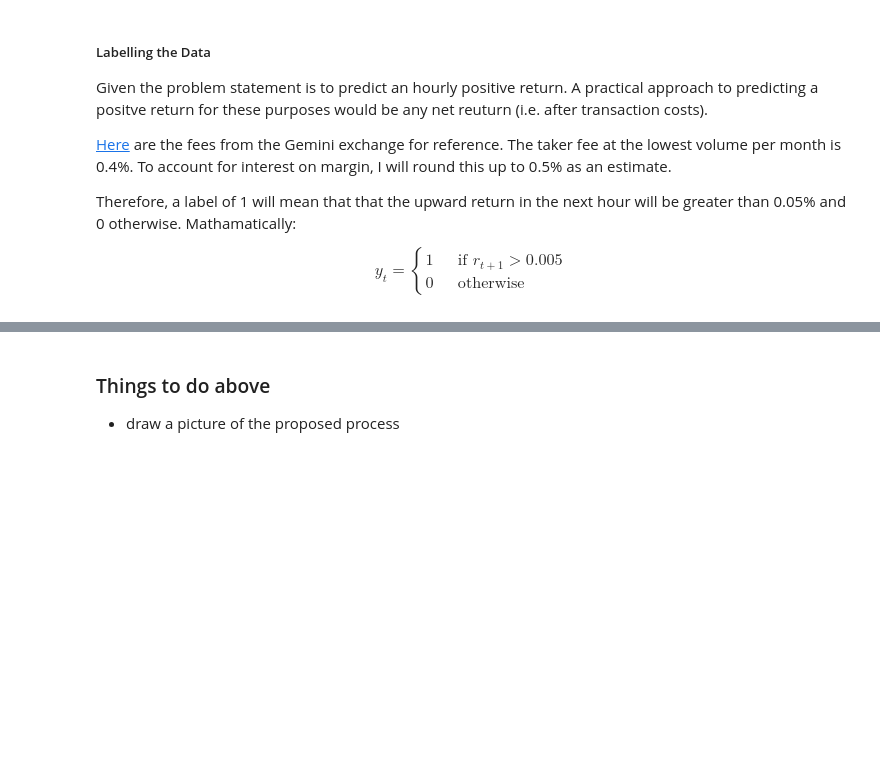
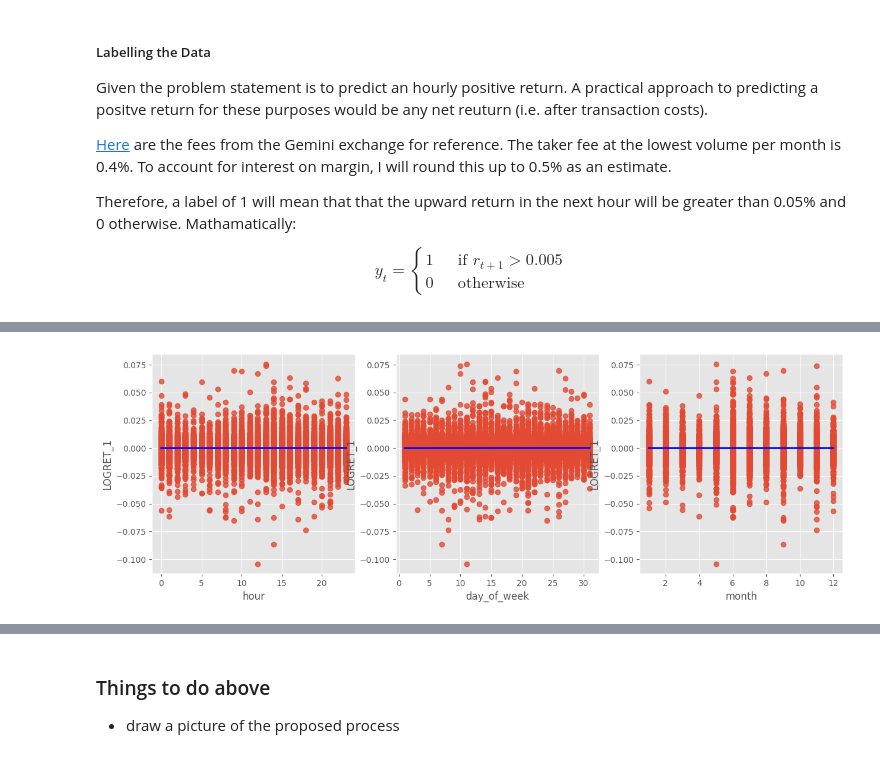
Before and after one commit to will-j-c/cqf_final_project_DL, a Jupyter notebook: report.ipynb, the cells around one changed output, grey strips where cells are left out. Drawn from its saved outputs; the diff is of its cells as text; code cells hidden in the pictures; blank space fills up the shorter version.

```diff
--- a/report.ipynb
+++ b/report.ipynb
@@ -217,0 +228,9 @@ X = df.drop('label', axis=1)
+# %%
+fig, axes = plt.subplots(1, 3)
+sns.regplot(data=X, x='hour', y='LOGRET_1', ax=axes[0], line_kws=dict(color="b"))
+sns.regplot(data=X, x='day_of_week', y='LOGRET_1', ax=axes[1], line_kws=dict(color="b"))
+sns.regplot(data=X, x='month', y='LOGRET_1', ax=axes[2], line_kws=dict(color="b"))
+fig.set_figwidth(15)
+plt.show()
+# %% [output]
+[figure, added]
```
Also changed, not shown: parts of 22 cells of this notebook.
